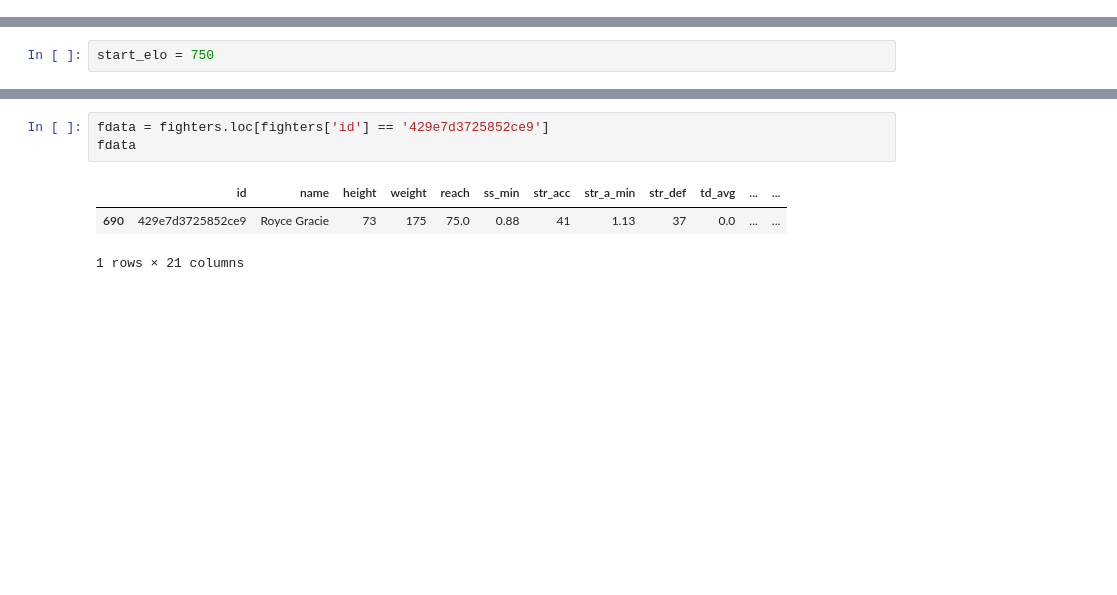
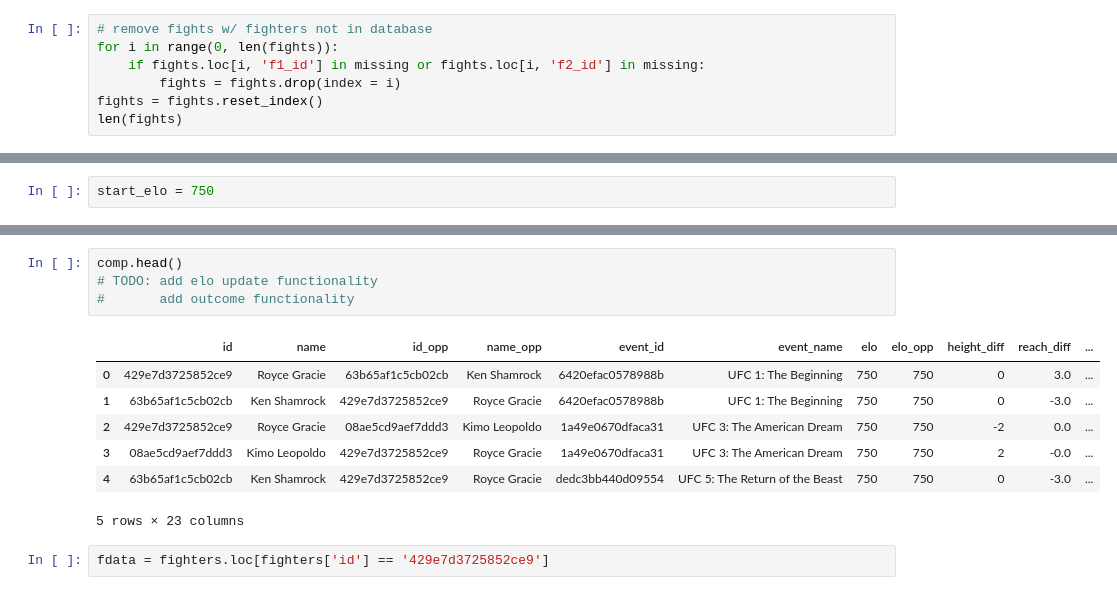
Before and after one commit to pkong97/mma-predictor, a Jupyter notebook: prediction-engine.ipynb, the cells around one changed output, grey strips where cells are left out. Drawn from its saved outputs; the diff is of its cells as text; blank space fills up the shorter version.

```diff
--- a/prediction-engine.ipynb
+++ b/prediction-engine.ipynb
@@ -175,0 +153,7 @@ fights['event_id'].nunique()
+# %%
+# remove fights w/ fighters not in database
+for i in range(0, len(fights)):
+    if fights.loc[i, 'f1_id'] in missing or fights.loc[i, 'f2_id'] in missing:
+        fights = fights.drop(index = i)
+fights = fights.reset_index()
+len(fights)
@@ -273,7 +256,14 @@ comp.head(5)
+# %%
+comp.head()
+# TODO: add elo update functionality
+#       add outcome functionality
+# %% [output]
+|  | id | name | id_opp | name_opp | event_id | event_name | elo | elo_opp | height_diff | reach_diff | ... |
+| 0 | 429e7d3725852ce9 | Royce Gracie | 63b65af1c5cb02cb | Ken Shamrock | 6420efac0578988b | UFC 1: The Beginning | 750 | 750 | 0 | 3.0 | ... |
+| 1 | 63b65af1c5cb02cb | Ken Shamrock | 429e7d3725852ce9 | Royce Gracie | 6420efac0578988b | UFC 1: The Beginning | 750 | 750 | 0 | -3.0 | ... |
+| 2 | 429e7d3725852ce9 | Royce Gracie | 08ae5cd9aef7ddd3 | Kimo Leopoldo | 1a49e0670dfaca31 | UFC 3: The American Dream | 750 | 750 | -2 | 0.0 | ... |
+| 3 | 08ae5cd9aef7ddd3 | Kimo Leopoldo | 429e7d3725852ce9 | Royce Gracie | 1a49e0670dfaca31 | UFC 3: The American Dream | 750 | 750 | 2 | -0.0 | ... |
+| 4 | 63b65af1c5cb02cb | Ken Shamrock | 429e7d3725852ce9 | Royce Gracie | dedc3bb440d09554 | UFC 5: The Return of the Beast | 750 | 750 | 0 | -3.0 | ... |
+5 rows × 23 columns
 # %%
 fdata = fighters.loc[fighters['id'] == '429e7d3725852ce9']
-fdata
-# %% [output]
-|  | id | name | height | weight | reach | ss_min | str_acc | str_a_min | str_def | td_avg | ... | ... |
-| 690 | 429e7d3725852ce9 | Royce Gracie | 73 | 175 | 75.0 | 0.88 | 41 | 1.13 | 37 | 0.0 | ... | ... |
-1 rows × 21 columns
```
Also changed, not shown: parts of 8 cells of this notebook.
